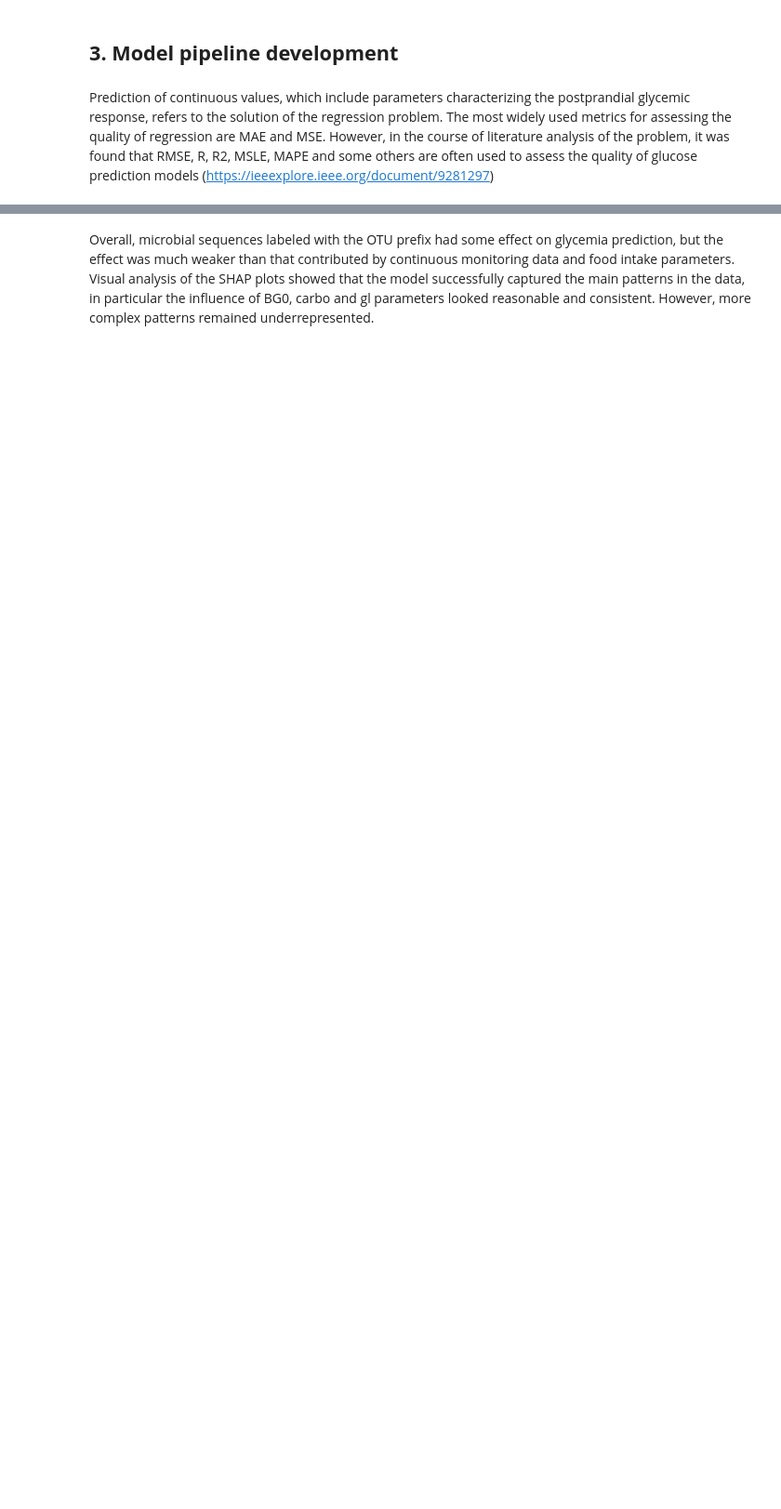
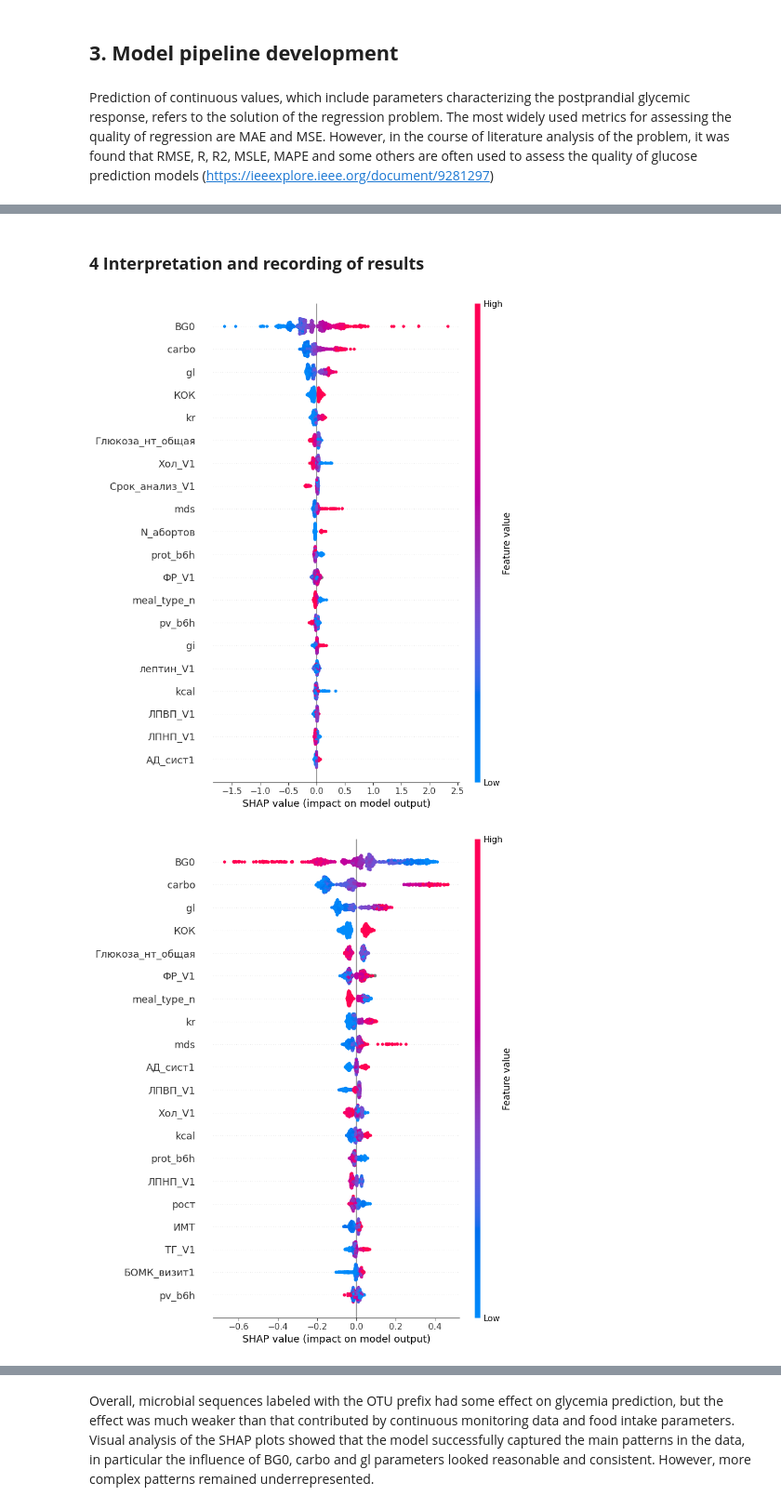
Before and after one commit to artemisak/MicrobesAndGlucouseAnalysis, a Jupyter notebook: model.ipynb, the cells around one changed output, grey strips where cells are left out. Shown at 93% size. Drawn from its saved outputs; the diff is of its cells as text; code cells hidden in the pictures; blank space fills up the shorter version.

Commit message:
more complex model added

```diff
--- a/model.ipynb
+++ b/model.ipynb
@@ -582,3 +600 @@ selected_targets = ['BGMax', 'iAUC120', 'AUC60']
-# %%
-history = {'models': [], 'data': []}
 # %% [markdown]
@@ -648,0 +602,2 @@ R2: 0.6631877045100122
+# %%
+optuna.logging.set_verbosity(optuna.logging.WARNING)
@@ -718,6 +637,0 @@ R2: 0.668003997045266
-# %%
-for i, (hmodel, hdata) in enumerate(zip(history['models'], history['data'])):
-    explainer = shap.TreeExplainer(hmodel.best_estimator_)
-    shap_values = explainer.shap_values(hdata)
-    plt.figure()
-    shap.summary_plot(shap_values, hdata, max_display=25)
@@ -730,0 +675,40 @@ for i, (hmodel, hdata) in enumerate(zip(history['models'], history['data'])):
+# %% [markdown]
+<h3><b>4 Interpretation and recording of results
+# %%
+now = datetime.datetime.now()
+formatted_time = now.strftime("%d-%m-%Y %H-%M-%S")
+path = f'results {formatted_time}'
+os.makedirs(path)
+# %%
+for experiment in history:
+    experiment_path = os.path.join(path, experiment)
+    os.makedirs(experiment_path, exist_ok=True)
+    for target in history[experiment]:
+        target_path = os.path.join(experiment_path, target)
+        os.makedirs(target_path, exist_ok=True)
+        with open(os.path.join(target_path, 'results.txt'), 'w', encoding='UTF-8') as file:
+            model_metrics = history[experiment][target]['Metrics']
+            file.write(f'{model_metrics}')
+            patients_in_experiment = history[experiment][target]['Patients']
+            file.write(f'{patients_in_experiment}')
+            model_features = history[experiment][target]['Features']
+            file.write(f'{model_features}')
+            if experiment != 'baseline_model':
+                model_params = history[experiment][target]['Model']['parameters']
+                file.write(f'{model_params}')
+        X_train, y_train = history[experiment][target]['Data']['train']
+        X_test, y_test = history[experiment][target]['Data']['test']
+        if experiment != 'baseline_model':
+            estimator = history[experiment][target]['Model']['file']
+            estimator.save_model(os.path.join(target_path, 'model.json'))
+            shap_values = estimator.predict(xgb.DMatrix(X_test, label=y_test), pred_contribs=True)
+            fig = plt.figure()
+            shap.summary_plot(shap_values[:,:-1], X_test, feature_names=model_features)
+            fig.savefig(os.path.join(target_path, 'shap_summary.png'))
+        np.savetxt(os.path.join(target_path, 'X_train.csv'), X_train, delimiter=',', header=','.join(model_features), fmt='%.4f', encoding='UTF-8')
+        np.savetxt(os.path.join(target_path, 'y_train.csv'), y_train, delimiter=',', header=target, fmt='%.4f', encoding='UTF-8')
+        np.savetxt(os.path.join(target_path, 'X_test.csv'), X_test, delimiter=',', header=','.join(model_features), fmt='%.4f', encoding='UTF-8')
+        np.savetxt(os.path.join(target_path, 'y_test.csv'), y_test, delimiter=',', header=target, fmt='%.4f', encoding='UTF-8')
+# %% [output]
+[figure, added]
+[figure, added]
```
Also changed, not shown: parts of 59 cells of this notebook, 4 other files.
